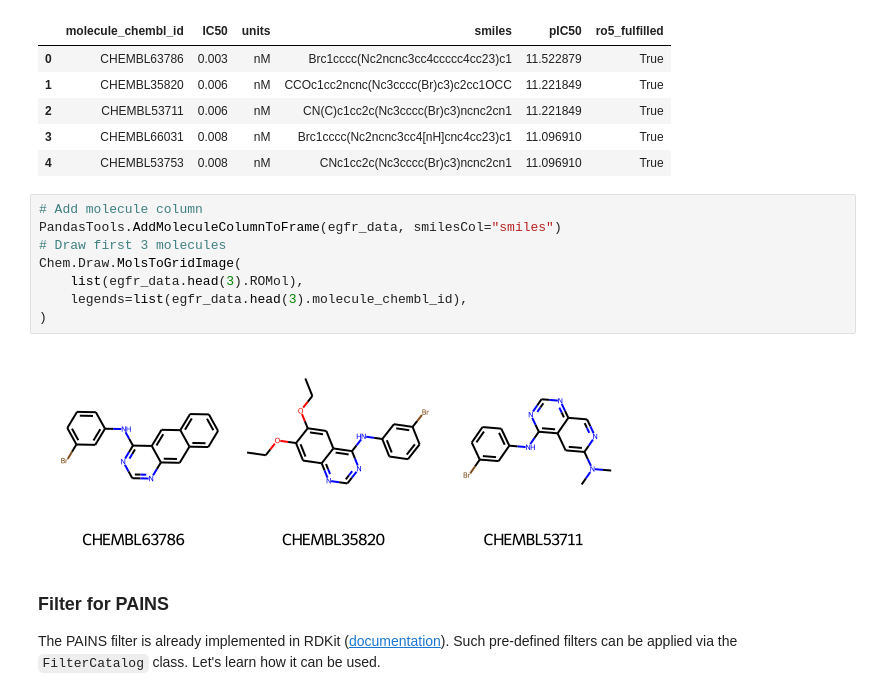
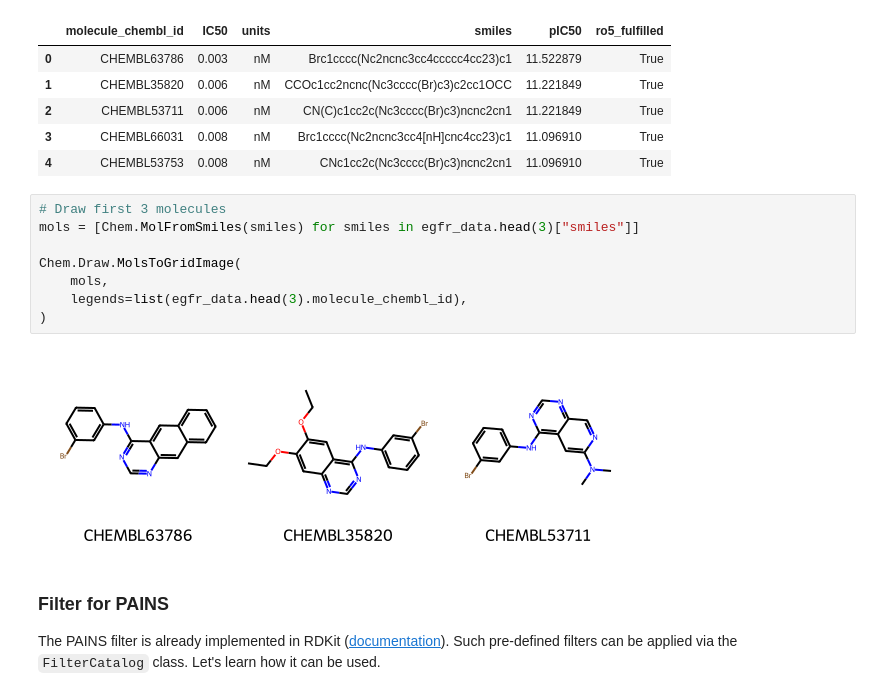
Before and after one commit to IdaDeVries/teachopencadd, a Jupyter notebook: talktorials/T003_compound_unwanted_substructures/talktorial.ipynb, the cells around one changed output. Cells and saved outputs as stored; diff of their text form.

```diff
--- a/talktorials/T003_compound_unwanted_substructures/talktorial.ipynb
+++ b/talktorials/T003_compound_unwanted_substructures/talktorial.ipynb
@@ -87,15 +86,15 @@ Dataframe shape: (4635, 10)
 | 3 | CHEMBL66031 | 0.008 | nM | Brc1cccc(Nc2ncnc3cc4[nH]cnc4cc23)c1 | 11.096910 | True |
 | 4 | CHEMBL53753 | 0.008 | nM | CNc1cc2c(Nc3cccc(Br)c3)ncnc2cn1 | 11.096910 | True |
 # %%
-# Add molecule column
-PandasTools.AddMoleculeColumnToFrame(egfr_data, smilesCol="smiles")
 # Draw first 3 molecules
+mols = [Chem.MolFromSmiles(smiles) for smiles in egfr_data.head(3)["smiles"]]
+
 Chem.Draw.MolsToGridImage(
-    list(egfr_data.head(3).ROMol),
+    mols,
     legends=list(egfr_data.head(3).molecule_chembl_id),
 )
 # %% [output]
-[figure, old version]
+[figure, new version]
 # %% [markdown]
 ### Filter for PAINS
 
```
Also changed, not shown: parts of 5 cells of this notebook, 3 other files.
